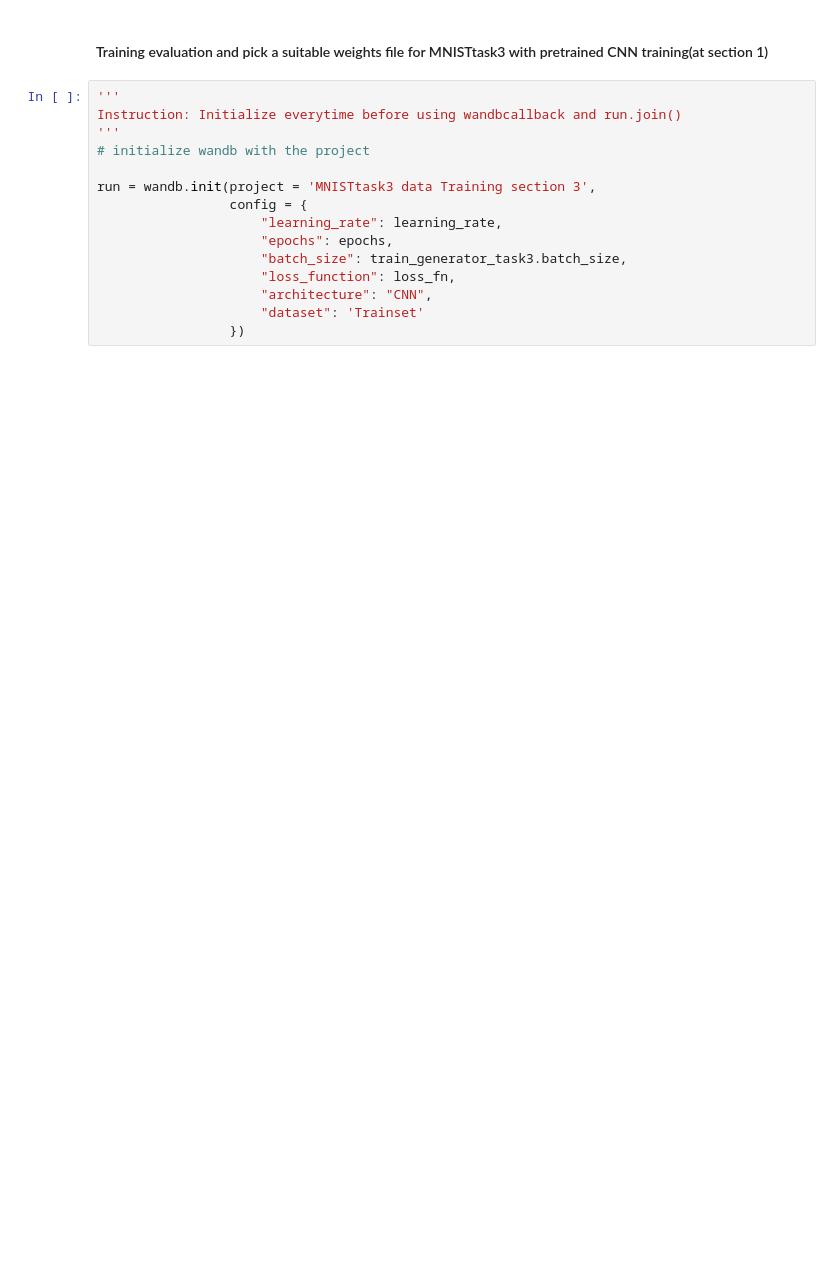
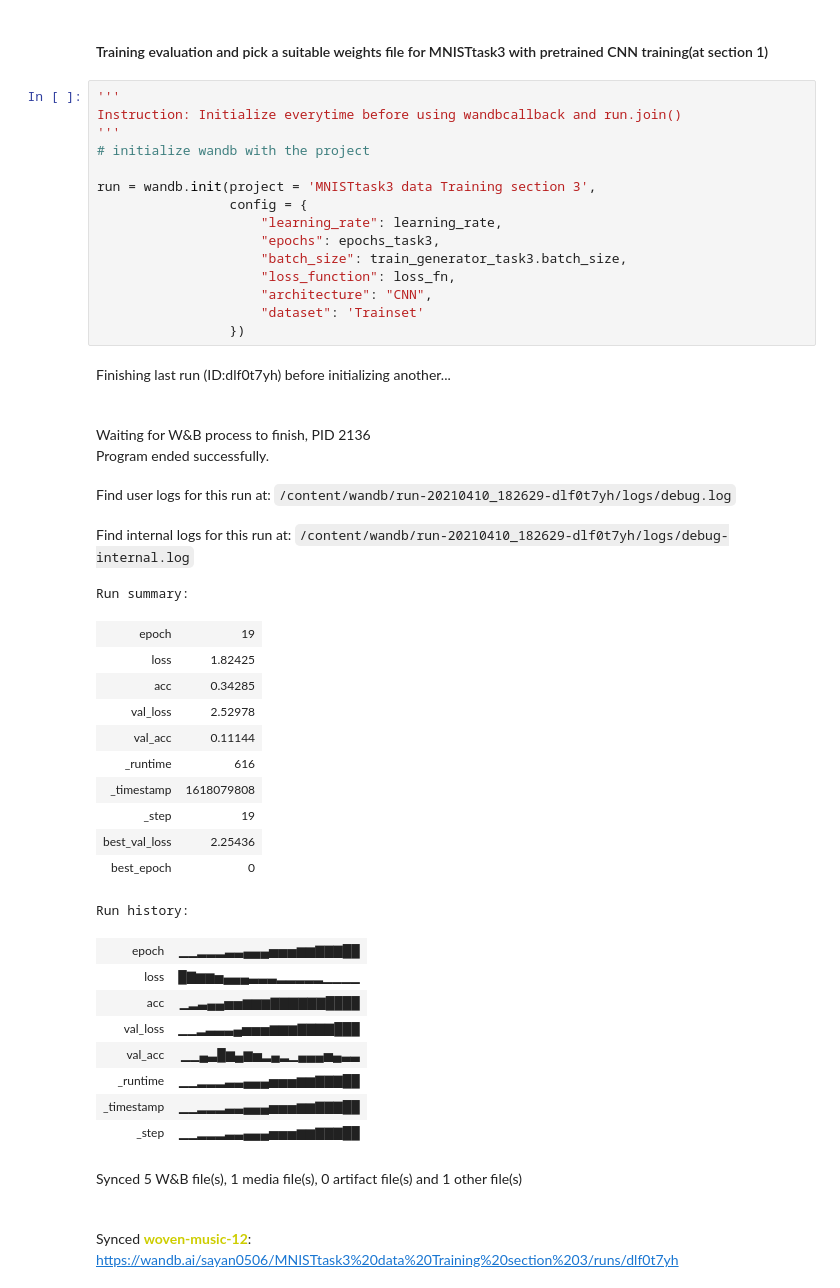
Before and after one commit to sayan0506/Comparative-STudy-of-Effect-of-Transfer-Learning-om-Different-Handwritten-Digit-Datasets-using-WandB, a Jupyter notebook: IIITD_assignment_task_2_test_script.ipynb, the cells around one changed output. Drawn from its saved outputs; the diff is of its cells as text; blank space fills up the shorter version.

```diff
--- a/IIITD_assignment_task_2_test_script.ipynb
+++ b/IIITD_assignment_task_2_test_script.ipynb
@@ -2339,15 +2366,43 @@ history_task3_pretrained = model_mnist_3.fit(train_generator_task3, epochs = epo
 # %%
 '''
 Instruction: Initialize everytime before using wandbcallback and run.join()
 '''
 # initialize wandb with the project
 
 run = wandb.init(project = 'MNISTtask3 data Training section 3',
                  config = {
                      "learning_rate": learning_rate,
-                     "epochs": epochs,
+                     "epochs": epochs_task3,
                      "batch_size": train_generator_task3.batch_size,
                      "loss_function": loss_fn,
                      "architecture": "CNN",
                      "dataset": 'Trainset'
                  })
+# %% [output]
+Finishing last run (ID:dlf0t7yh) before initializing another...
+Waiting for W&B process to finish, PID 2136
+Program ended successfully.
+Find user logs for this run at: /content/wandb/run-20210410_182629-dlf0t7yh/logs/debug.log
+Find internal logs for this run at: /content/wandb/run-20210410_182629-dlf0t7yh/logs/debug-internal.log
+Run summary:
+| epoch | 19 |
+| loss | 1.82425 |
+| acc | 0.34285 |
+| val_loss | 2.52978 |
+| val_acc | 0.11144 |
+| _runtime | 616 |
+| _timestamp | 1618079808 |
+| _step | 19 |
+| best_val_loss | 2.25436 |
+| best_epoch | 0 |
+Run history:
+| epoch | ▁▁▂▂▂▃▃▄▄▄▅▅▅▆▆▇▇▇██ |
+| loss | █▇▆▆▅▄▄▄▃▃▃▂▂▂▂▂▁▁▁▁ |
+| acc | ▁▂▃▄▄▅▅▆▆▆▇▇▇▇▇▇████ |
+| val_loss | ▁▁▂▃▃▃▄▅▅▅▆▆▆▇▇▇▇███ |
+| val_acc | ▁▁▄▃█▆▄▆▅▂▄▂▁▄▄▄▅▄▃▃ |
+| _runtime | ▁▁▂▂▂▃▃▄▄▄▅▅▅▆▆▇▇▇██ |
+| _timestamp | ▁▁▂▂▂▃▃▄▄▄▅▅▅▆▆▇▇▇██ |
+| _step | ▁▁▂▂▂▃▃▄▄▄▅▅▅▆▆▇▇▇██ |
+Synced 5 W&B file(s), 1 media file(s), 0 artifact file(s) and 1 other file(s)
+Synced woven-music-12: https://wandb.ai/sayan0506/MNISTtask3%20data%20Training%20section%203/runs/dlf0t7yh
```
Also changed, not shown: parts of 15 cells of this notebook.
